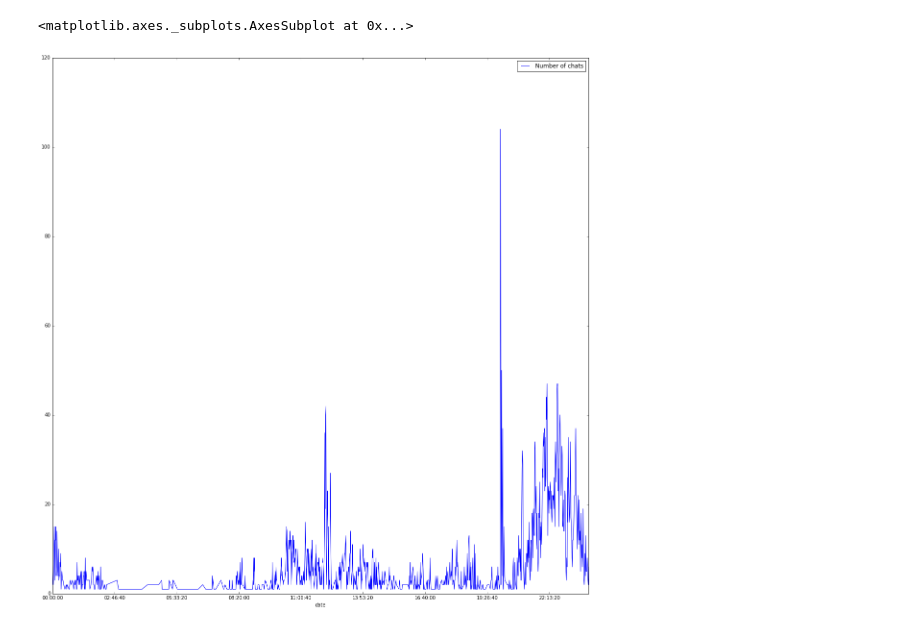
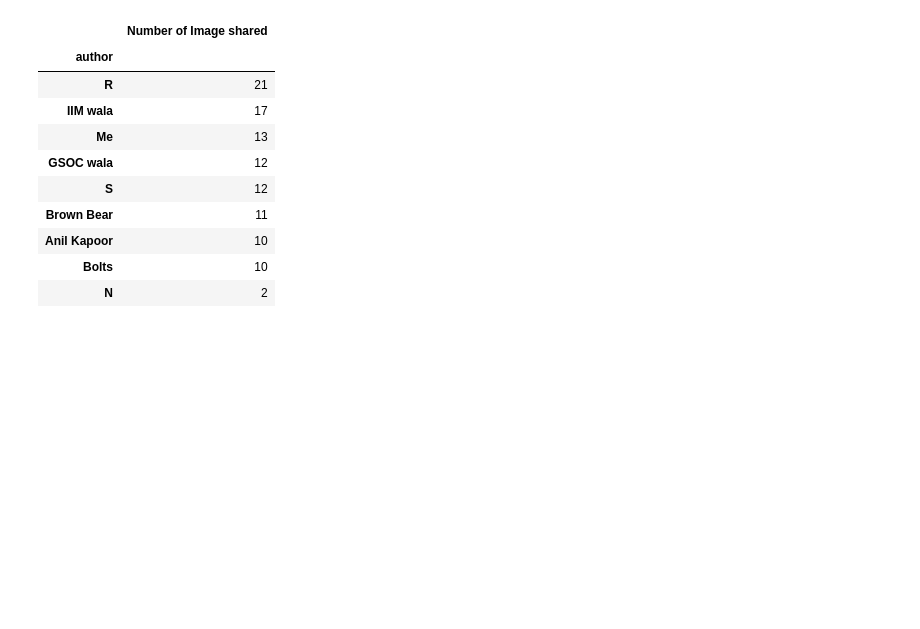
Before and after one commit to gnithin/playground, a Jupyter notebook: python/whatsapp-analysis/Whatsapp Analysis.ipynb, the cells around one changed output. Drawn from its saved outputs; the diff is of its cells as text; code cells hidden in the pictures; blank space fills up the shorter version.

```diff
--- a/python/whatsapp-analysis/Whatsapp Analysis.ipynb
+++ b/python/whatsapp-analysis/Whatsapp Analysis.ipynb
@@ -88,6 +46,19 @@ timeline_df.head(10)
-# %%
-time_range = timeline_df.groupby(['date'])[['date']].count().rename(columns={'date': 'Number of chats'})
-time_range.plot(figsize=(20, 20))
-# %% [output]
-<matplotlib.axes._subplots.AxesSubplot at 0x...>
-[figure, removed]
+# %%
+# The person sharing the most number of Media Items
+chat_df[chat_df["dialog"] == "<Media omitted>"] \
+    .groupby(['author']) \
+    .count()[['dialog']] \
+    .sort_values('dialog', ascending=False) \
+    .rename(columns={'dialog' : 'Number of Image shared'})
+# %% [output]
+|  | Number of Image shared |
+| author |  |
+| R | 21 |
+| IIM wala | 17 |
+| Me | 13 |
+| GSOC wala | 12 |
+| S | 12 |
+| Brown Bear | 11 |
+| Anil Kapoor | 10 |
+| Bolts | 10 |
+| N | 2 |
```
Also changed, not shown: parts of 7 cells of this notebook.
